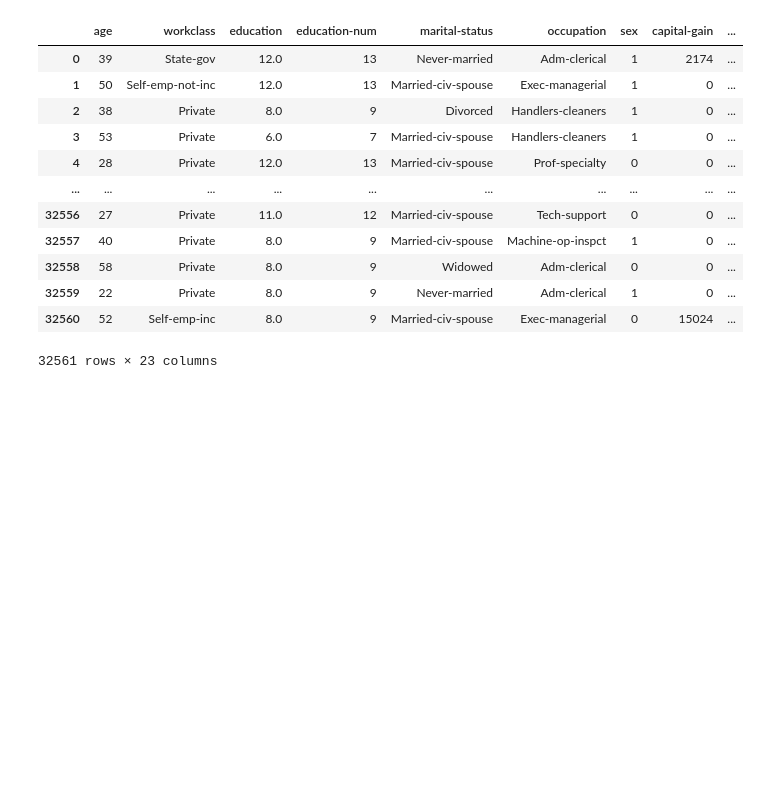
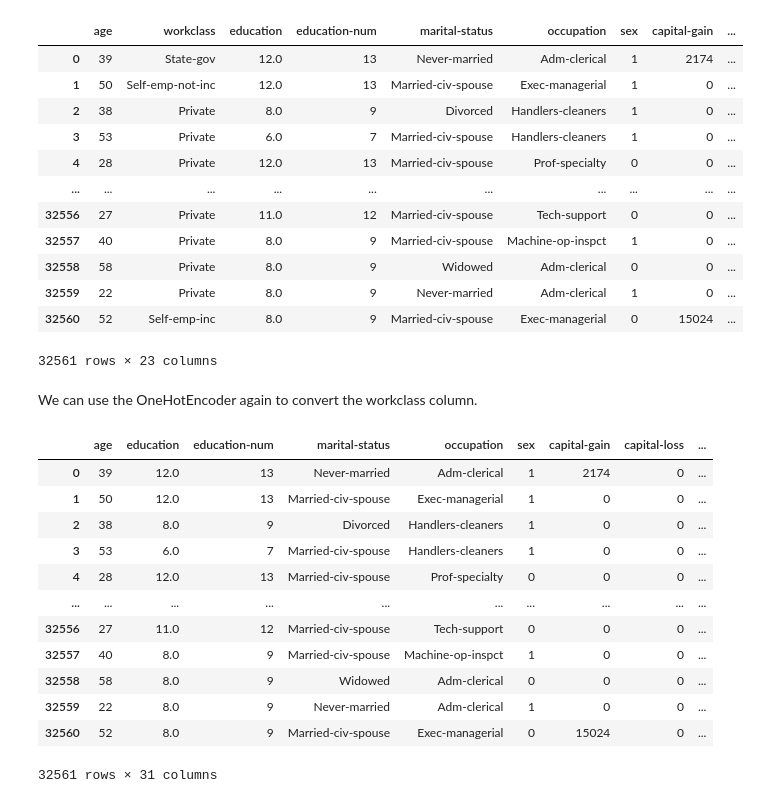
Before and after one commit to markusremplbauer/ai-census, a Jupyter notebook: ai-census.ipynb, the cells around one changed output. Drawn from its saved outputs; the diff is of its cells as text; code cells hidden in the pictures; blank space fills up the shorter version.

Commit message:
use one hot encoder on workclass column

```diff
--- a/ai-census.ipynb
+++ b/ai-census.ipynb
@@ -491,3 +491,25 @@ df_census
 | 32559 | 22 | Private | 8.0 | 9 | Never-married | Adm-clerical | 1 | 0 | ... |
 | 32560 | 52 | Self-emp-inc | 8.0 | 9 | Married-civ-spouse | Exec-managerial | 0 | 15024 | ... |
 32561 rows × 23 columns
+# %% [markdown]
+We can use the OneHotEncoder again to convert the workclass column.
+# %%
+one_hot_raw = pd.DataFrame(one_hot_encoder.fit_transform(df_census[['workclass']]), columns=one_hot_encoder.get_feature_names_out())
+df_census = pd.concat([df_census, one_hot_raw], axis=1)
+df_census.drop(['workclass'], axis=1, inplace=True)
+
+df_census
+# %% [output]
+|  | age | education | education-num | marital-status | occupation | sex | capital-gain | capital-loss | ... |
+| 0 | 39 | 12.0 | 13 | Never-married | Adm-clerical | 1 | 2174 | 0 | ... |
+| 1 | 50 | 12.0 | 13 | Married-civ-spouse | Exec-managerial | 1 | 0 | 0 | ... |
+| 2 | 38 | 8.0 | 9 | Divorced | Handlers-cleaners | 1 | 0 | 0 | ... |
+| 3 | 53 | 6.0 | 7 | Married-civ-spouse | Handlers-cleaners | 1 | 0 | 0 | ... |
+| 4 | 28 | 12.0 | 13 | Married-civ-spouse | Prof-specialty | 0 | 0 | 0 | ... |
+| ... | ... | ... | ... | ... | ... | ... | ... | ... | ... |
+| 32556 | 27 | 11.0 | 12 | Married-civ-spouse | Tech-support | 0 | 0 | 0 | ... |
+| 32557 | 40 | 8.0 | 9 | Married-civ-spouse | Machine-op-inspct | 1 | 0 | 0 | ... |
+| 32558 | 58 | 8.0 | 9 | Widowed | Adm-clerical | 0 | 0 | 0 | ... |
+| 32559 | 22 | 8.0 | 9 | Never-married | Adm-clerical | 1 | 0 | 0 | ... |
+| 32560 | 52 | 8.0 | 9 | Married-civ-spouse | Exec-managerial | 0 | 15024 | 0 | ... |
+32561 rows × 31 columns
```
